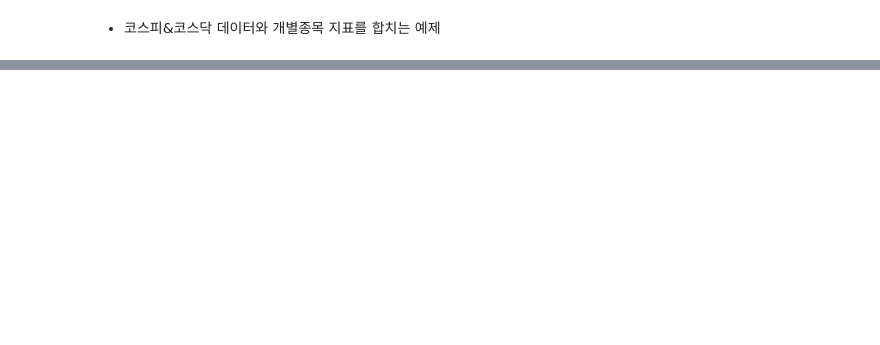
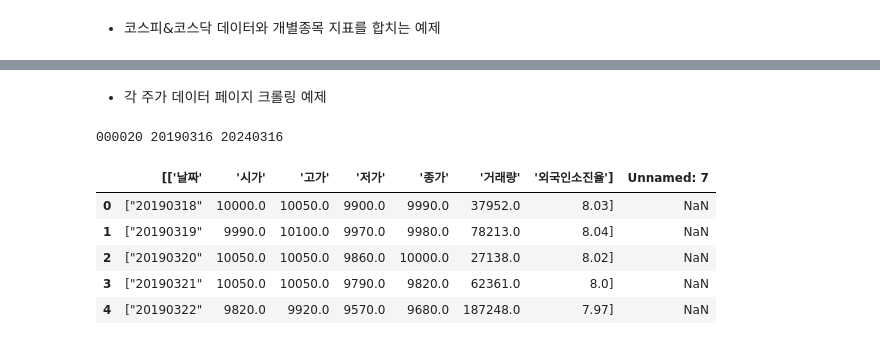
Before and after one commit to 12ZodiacSigns/Quant_Investing-python, a Jupyter notebook: 10_ex.ipynb, the cells around one changed output, grey strips where cells are left out. Saved outputs shown, nothing was run; the diff lists cells and outputs as text; code cells hidden in the pictures; blank space fills up the shorter version.

```diff
--- a/10_ex.ipynb
+++ b/10_ex.ipynb
@@ -166,0 +543,22 @@ print(diff)
+# %%
+import pymysql
+
+con = pymysql.connect(user='root',
+                      passwd='qwe123',
+                      host='localhost',
+                      db='stock_db',
+                      charset='utf8')
+mycursor = con.cursor()
+query = f"""
+    insert into kor_sector (IDX_CD, CMP_CD, CMP_KOR, SEC_NM_KOR, 기준일)
+    values (%s,%s,%s,%s,%s) as new
+    on duplicate key update
+    IDX_CD = new.IDX_CD, CMP_KOR = new.CMP_KOR, SEC_NM_KOR = new.SEC_NM_KOR
+"""
+
+args = kor_sector.values.tolist()
+
+mycursor.executemany(query, args)
+con.commit()
+
+con.close()
@@ -166,0 +716,32 @@ print(diff)
+# %% [markdown]
+- 각 주가 데이터 페이지 크롤링 예제
+# %%
+from dateutil.relativedelta import relativedelta
+import requests as rq
+from io import BytesIO
+from datetime import date
+
+i = 0
+ticker = ticker_list['종목코드'][i]
+fr = (date.today() + relativedelta(years=-5)).strftime("%Y%m%d")
+to = (date.today()).strftime("%Y%m%d")
+
+print(ticker,fr, to)
+
+url = f"""https://m.stock.naver.com/front-api/v1/external/chart/domestic/info?symbol={ticker}&requestType=1&startTime={fr}&endTime={to}&timeframe=day"""
+
+
+data =rq.get(url).content
+
+data_price = pd.read_csv(BytesIO(data), encoding="UTF-8")
+
+data_price
+data_price.head()
+# %% [output]
+000020 20190316 20240316
+|  | [['날짜' | '시가' | '고가' | '저가' | '종가' | '거래량' | '외국인소진율'] | Unnamed: 7 |
+| 0 | ["20190318" | 10000.0 | 10050.0 | 9900.0 | 9990.0 | 37952.0 | 8.03] | NaN |
+| 1 | ["20190319" | 9990.0 | 10100.0 | 9970.0 | 9980.0 | 78213.0 | 8.04] | NaN |
+| 2 | ["20190320" | 10050.0 | 10050.0 | 9860.0 | 10000.0 | 27138.0 | 8.02] | NaN |
+| 3 | ["20190321" | 10050.0 | 10050.0 | 9790.0 | 9820.0 | 62361.0 | 8.0] | NaN |
+| 4 | ["20190322" | 9820.0 | 9920.0 | 9570.0 | 9680.0 | 187248.0 | 7.97] | NaN |
```
Also changed, not shown: parts of 45 cells of this notebook.
